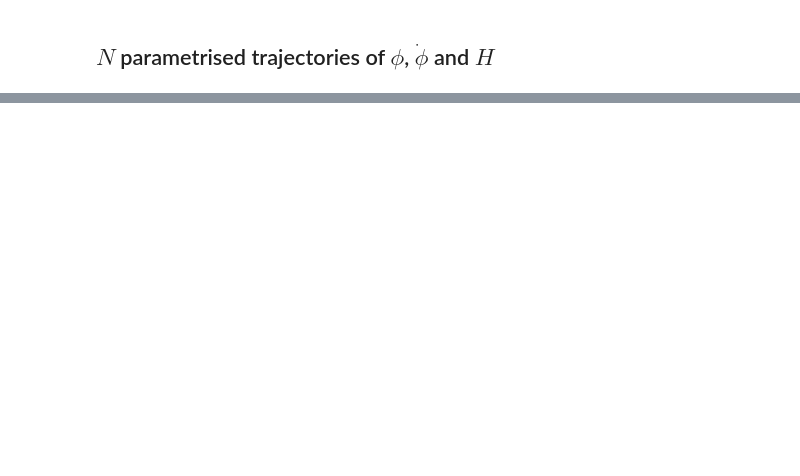
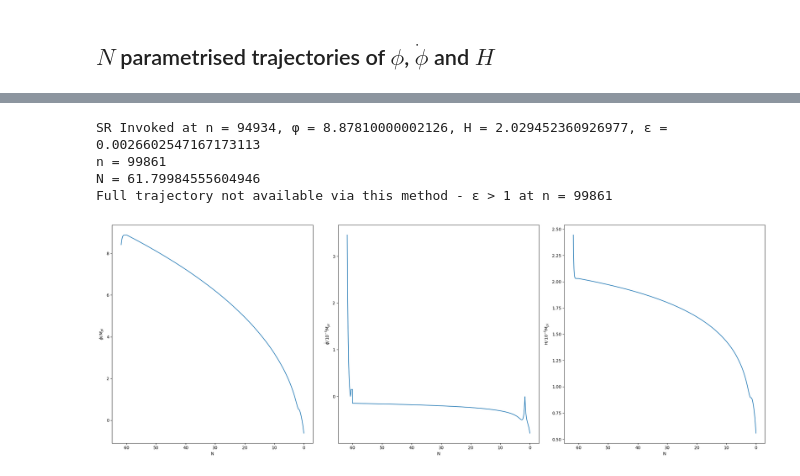
Before and after one commit to jacb1729/DynamicsofCosmoinflation2021, a Jupyter notebook: Numerical HJ examples.ipynb, the cells around one changed output, grey strips where cells are left out. Cells and saved outputs as stored; diff of their text form; code cells hidden in the pictures; blank space fills up the shorter version.

```diff
--- a/Numerical HJ examples.ipynb
+++ b/Numerical HJ examples.ipynb
@@ -344,0 +162,48 @@ N = 60.00008645895739
+# %%
+# Let's try a compund potential!
+
+class PolynomialPotential(potentials.Potential):
+    def __init__(self, coeffs):
+        self.coeffs = coeffs  # coeffs should be a list of coefficients [a0, a1, a2, ...] for a0 + a1*phi + a2*phi^2 + ...
+
+    def value(self, phi):
+        return sum(c * phi**i for i, c in enumerate(self.coeffs))
+
+    def derivative(self, phi):
+        return sum(i * c * phi**(i - 1) for i, c in enumerate(self.coeffs) if i > 0)
+
+V = PolynomialPotential(coeffs=[0.04*40, 0.04*39, -0.04, 1e-4])  # Example: V(φ) = 1.6 + 1.56*φ - 0.04*φ^2 + 0.0001*φ^3
+
+phi_f, H_f, _ = integrate.get_trajectory_decreasing_phi(V, phi_0=18, H_0=2.5, track_N_time=False)
+phi_b, H_b, N, epsilon, n_sgn = integrate.get_trajectory_increasing_phi(V, phi_0=phi_f[len(phi_f)-2] + 1e-3, H_0=H_f[len(H_f)-2], sr_epsilon_limit=0.0005)
+phidot = [-2*integrate.grad_calc(H_b[i], phi_b[i], V) if i<n_sgn else 2*integrate.grad_calc(H_b[i], phi_b[i], V) for i in range(len(phi_b))]
+n = len(N)-1
+
+
+print("n =", n, end = '\n')
+print("N =", N[-1], end = '\n')
+for i, el in enumerate(epsilon):
+    if el >1 and i>0:
+        print("Full trajectory not available via this method - ε > 1 at n = %s"%i)
+        break
+
+Ntraj, Nax = py.subplots(1,3, figsize = (22.5, 8))
+Nax[0].plot(N, phi_b)
+Nax[0].set(xlabel ='N', ylabel = '$\phi/\, M_{pl}$')
+Nax[0].invert_xaxis()
+
+Nax[1].plot(N, phidot)
+Nax[1].set(xlabel = 'N', ylabel = '$\dot{\phi}/\, 10^{-5} M_{pl}$')
+Nax[1].invert_xaxis()
+
+Nax[2].plot(N, H_b)
+Nax[2].set(xlabel = 'N', ylabel = 'H/$\, 10^{-5}M_{pl}$')
+Nax[2].invert_xaxis()
+
+Ntraj.tight_layout()
+# %% [output]
+SR Invoked at n = 94934, φ = 8.87810000002126, H = 2.029452360926977, ε = 0.0026602547167173113
+n = 99861
+N = 61.79984555604946
+Full trajectory not available via this method - ε > 1 at n = 99861
+[figure, added]
```
Also changed, not shown: parts of 12 cells of this notebook, 3 other files.
